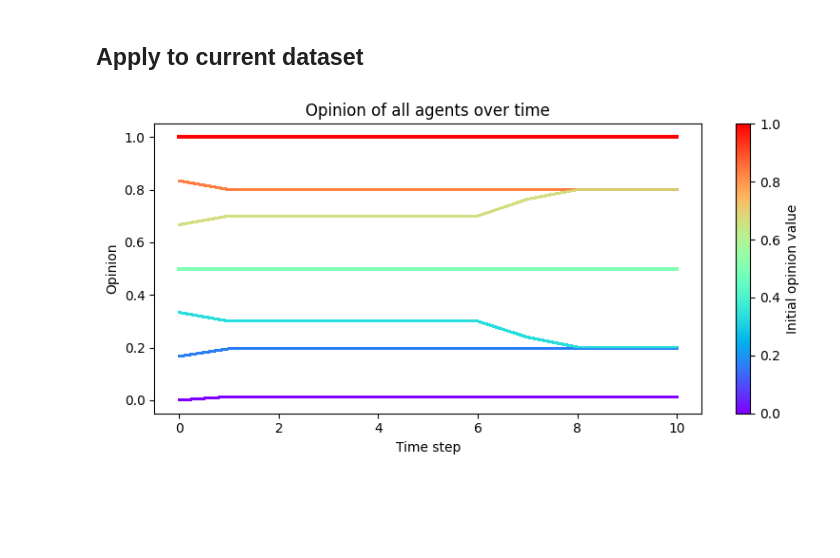
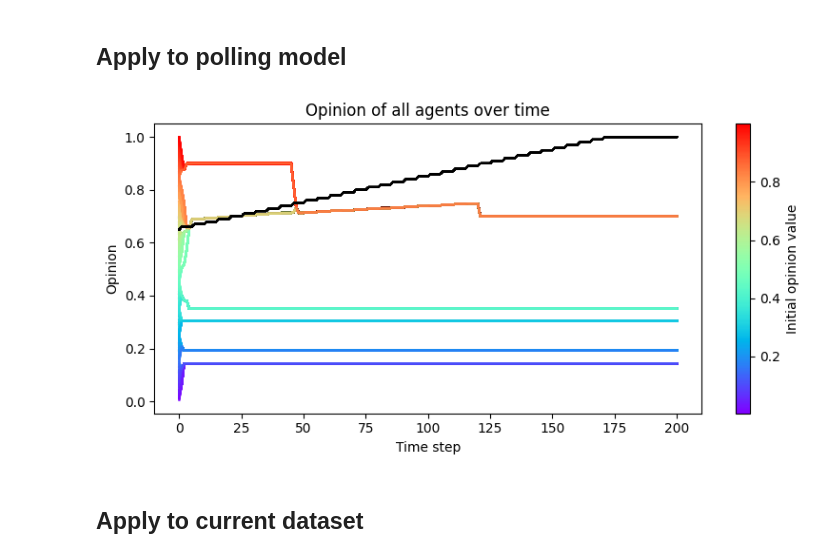
Before and after one commit to triptesh1212/industrial-maths-project-2, a Jupyter notebook: extension_model.ipynb, the cells around one changed output. Cells and saved outputs as stored; diff of their text form; code cells hidden in the pictures; blank space fills up the shorter version.

```diff
--- a/extension_model.ipynb
+++ b/extension_model.ipynb
@@ -149,5 +203,33 @@ lower 0.4948862673535344 upper 0.6948862673535344
 # %% [markdown]
-## Apply to current dataset
+## Apply to polling model
+# %%
+n = 1000 #number of agents
+agents = np.random.uniform(0, 1, n)
+# %%
+#advertisers
+m = 200 #number of advertisers
+advertisers = np.ones(m)*0.65
+
+def jumping_advertisers(agents, advertisers, target, round):
+    if round % 5 == 0:
+        advertisers = np.clip(advertisers + 0.01,0, 1)
+    else:
+        advertisers = advertisers
+
+    return advertisers
+# %%
+#apply model with one step & advertisers
+agents_2, agents_history_2, advertisers_2, advertisers_history_2 = opinion_model(agents = agents,
+                                                                                 R = 0.15, rounds = 200,
+                                                                                 advertisers = advertisers,
+                                                                                 advert_strat = jumping_advertisers,
+                                                                                 update_func = poll_step)
+# %%
+plot_opinions(agents_history_2, agents_history_2[0, :], advertisers_history_2, advertisers_history_2[0, :], rounds = 200, alpha=0.6)
+# %% [output]
+[figure, added]
+# %% [markdown]
+## Apply to current dataset
 # %%
 #import data
 data = pd.read_csv("anes_timeseries_2024_csv_20250808/anes_timeseries_2024_csv_20250808.csv", usecols = ['V241177'])
@@ -167,8 +259,7 @@ advertisers = np.random.uniform(0, 0.3, m)
 # %%
 #apply model with one step & advertisers
-agents_3, agents_history_3 = opinion_model(agents = normalized, R = 0.1, rounds = rounds, advertisers = advertisers, update_func = poll_step)
-
-#plot model
-plot_opinions(agents_history_3, agents_history_3[0, :], rounds = 10, alpha=0.6)
+agents_3, agents_history_3, advertisers_3, advertisers_history_3 = opinion_model(agents = normalized,
+                                                                                 R = 0.15, rounds = 200,
+                                                                                 advertisers = advertisers,
+                                                                                 advert_strat = jumping_advertisers,
+                                                                                 update_func = poll_step)
-# %% [output]
-[figure, removed]
```
Also changed, not shown: parts of 41 cells of this notebook, 3 other files.
